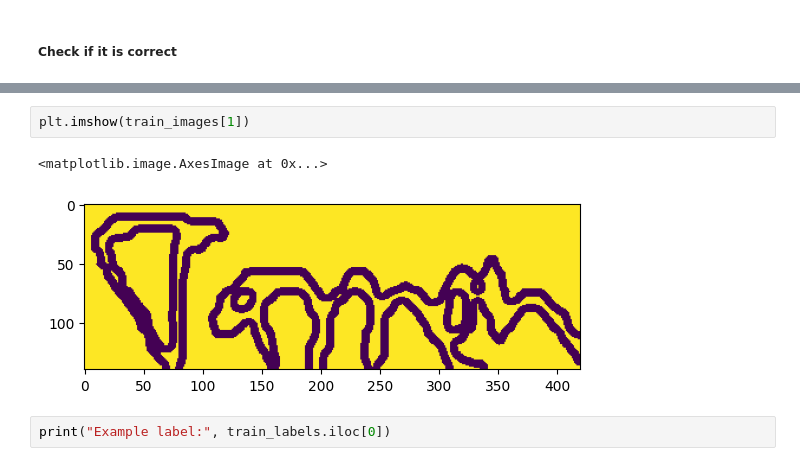
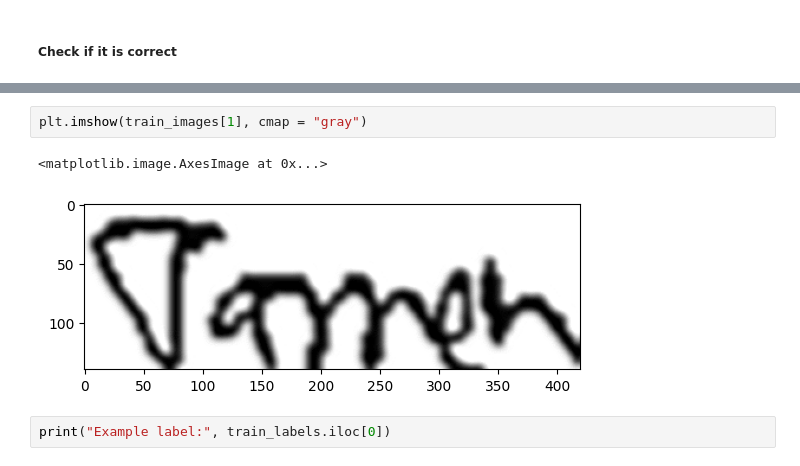
Before and after one commit to Andreas-Lukito/Medzy_ocr, a Jupyter notebook: medzy_colab_ver.ipynb, the cells around one changed output, grey strips where cells are left out. Saved outputs shown, nothing was run; the diff lists cells and outputs as text.

```diff
--- a/medzy_colab_ver.ipynb
+++ b/medzy_colab_ver.ipynb
@@ -195,8 +194,8 @@ array([[255, 255, 255, ..., 255, 255, 255],
 # %%
-plt.imshow(train_images[1])
+plt.imshow(train_images[1], cmap = "gray")
 # %% [output]
 <matplotlib.image.AxesImage at 0x...>
-[figure, old version]
+[figure, new version]
 # %%
 print("Example label:", train_labels.iloc[0])
 # %% [output]
```
Also changed, not shown: parts of 11 cells of this notebook, 2 other files.
